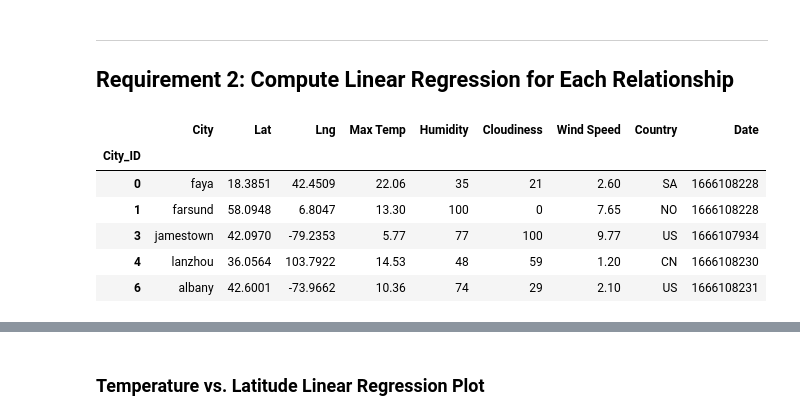
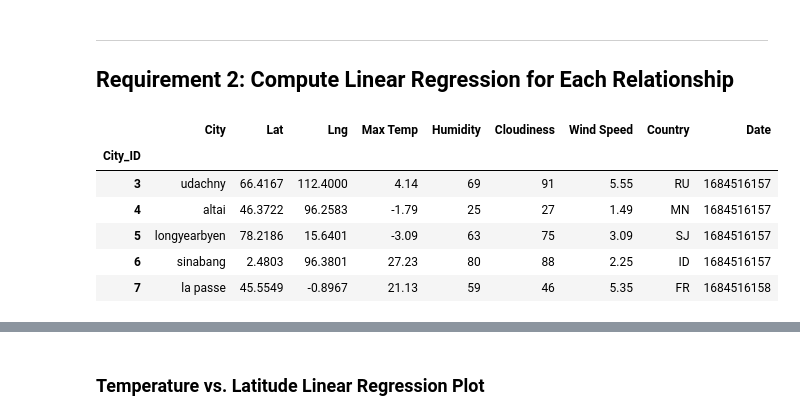
Before and after one commit to zohairnz/python-api-challenge, a Jupyter notebook: WeatherPy.ipynb, the cells around one changed output, grey strips where cells are left out. Saved outputs shown, nothing was run; the diff lists cells and outputs as text; code cells hidden in the pictures.

```diff
--- a/WeatherPy.ipynb
+++ b/WeatherPy.ipynb
@@ -259,16 +305,15 @@ plt.show()
 # %%
 # Create a DataFrame with the Northern Hemisphere data (Latitude >= 0)
-# YOUR CODE HERE
-
+northern_hemi_df = city_data_df[city_data_df['Lat'] >= 0]
 # Display sample data
 northern_hemi_df.head()
 # %% [output]
 |  | City | Lat | Lng | Max Temp | Humidity | Cloudiness | Wind Speed | Country | Date |
 | City_ID |  |  |  |  |  |  |  |  |  |
-| 0 | faya | 18.3851 | 42.4509 | 22.06 | 35 | 21 | 2.60 | SA | 1666108228 |
-| 1 | farsund | 58.0948 | 6.8047 | 13.30 | 100 | 0 | 7.65 | NO | 1666108228 |
-| 3 | jamestown | 42.0970 | -79.2353 | 5.77 | 77 | 100 | 9.77 | US | 1666107934 |
-| 4 | lanzhou | 36.0564 | 103.7922 | 14.53 | 48 | 59 | 1.20 | CN | 1666108230 |
-| 6 | albany | 42.6001 | -73.9662 | 10.36 | 74 | 29 | 2.10 | US | 1666108231 |
+| 3 | udachny | 66.4167 | 112.4000 | 4.14 | 69 | 91 | 5.55 | RU | 1684516157 |
+| 4 | altai | 46.3722 | 96.2583 | -1.79 | 25 | 27 | 1.49 | MN | 1684516157 |
+| 5 | longyearbyen | 78.2186 | 15.6401 | -3.09 | 63 | 75 | 3.09 | SJ | 1684516157 |
+| 6 | sinabang | 2.4803 | 96.3801 | 27.23 | 80 | 88 | 2.25 | ID | 1684516157 |
+| 7 | la passe | 45.5549 | -0.8967 | 21.13 | 59 | 46 | 5.35 | FR | 1684516158 |
 # %%
 # Create a DataFrame with the Southern Hemisphere data (Latitude < 0)
```
Also changed, not shown: parts of 35 cells of this notebook, 6 other files.
